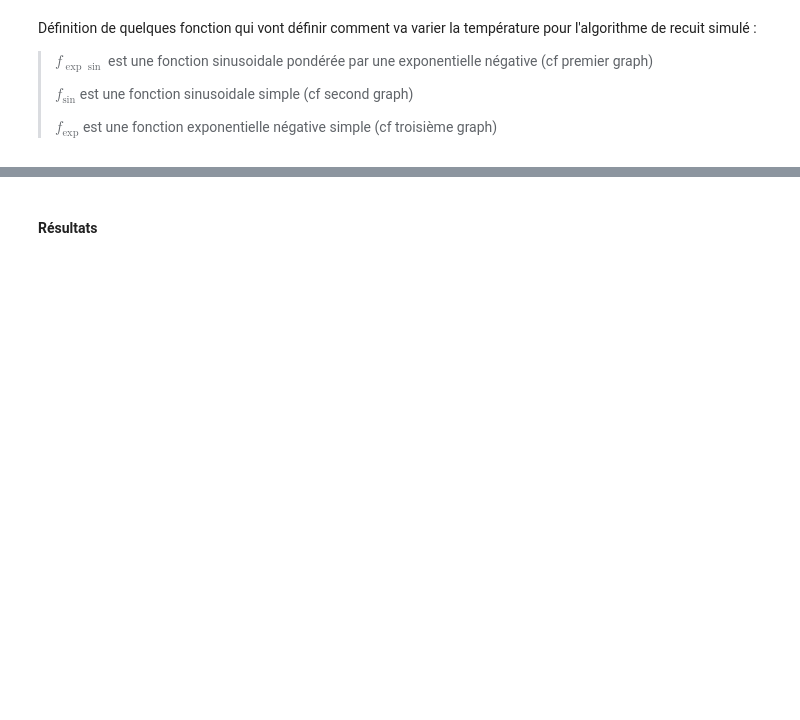
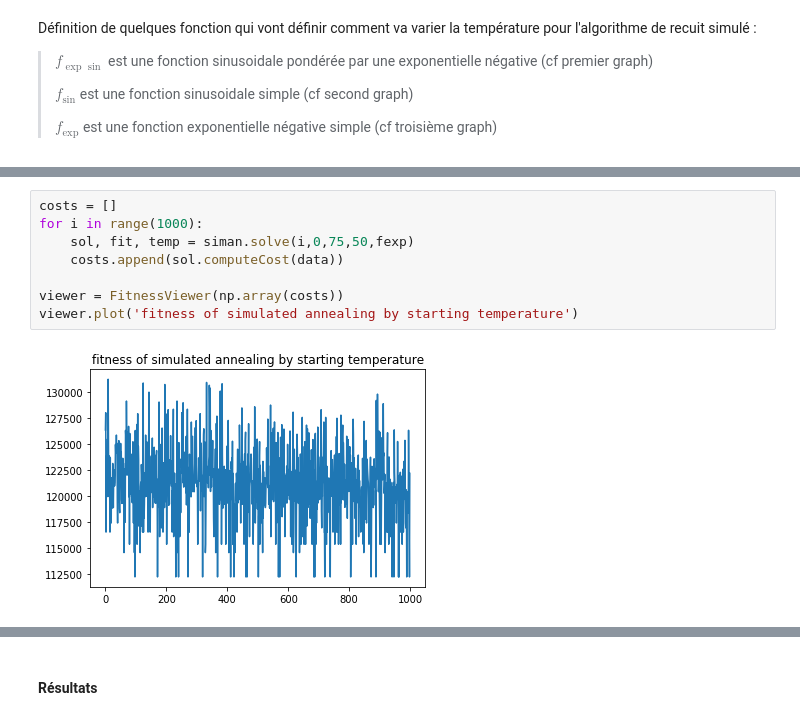
Before and after one commit to M-Garrigues/Quadratic-Assignment-Problem, a Jupyter notebook: notebooks/Taixxa.ipynb, the cells around one changed output, grey strips where cells are left out. Cells and saved outputs as stored; diff of their text form; blank space fills up the shorter version.

```diff
--- a/notebooks/Taixxa.ipynb
+++ b/notebooks/Taixxa.ipynb
@@ -145,0 +199,10 @@ viewer.plot('Fontion fexp')
+# %%
+costs = []
+for i in range(1000):
+    sol, fit, temp = siman.solve(i,0,75,50,fexp)
+    costs.append(sol.computeCost(data))
+
+viewer = FitnessViewer(np.array(costs))
+viewer.plot('fitness of simulated annealing by starting temperature')
+# %% [output]
+[figure, added]
```
Also changed, not shown: parts of 25 cells of this notebook, 1 other file.
